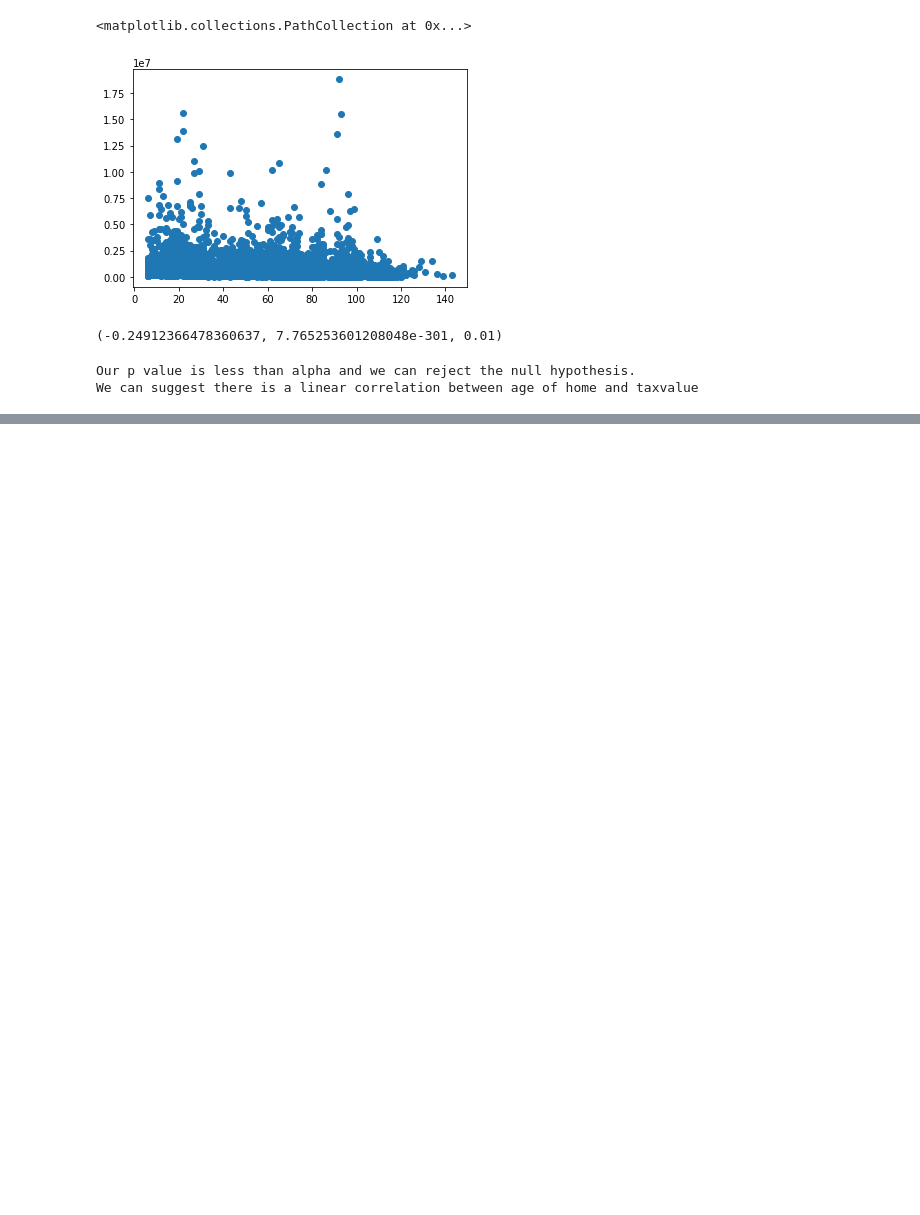
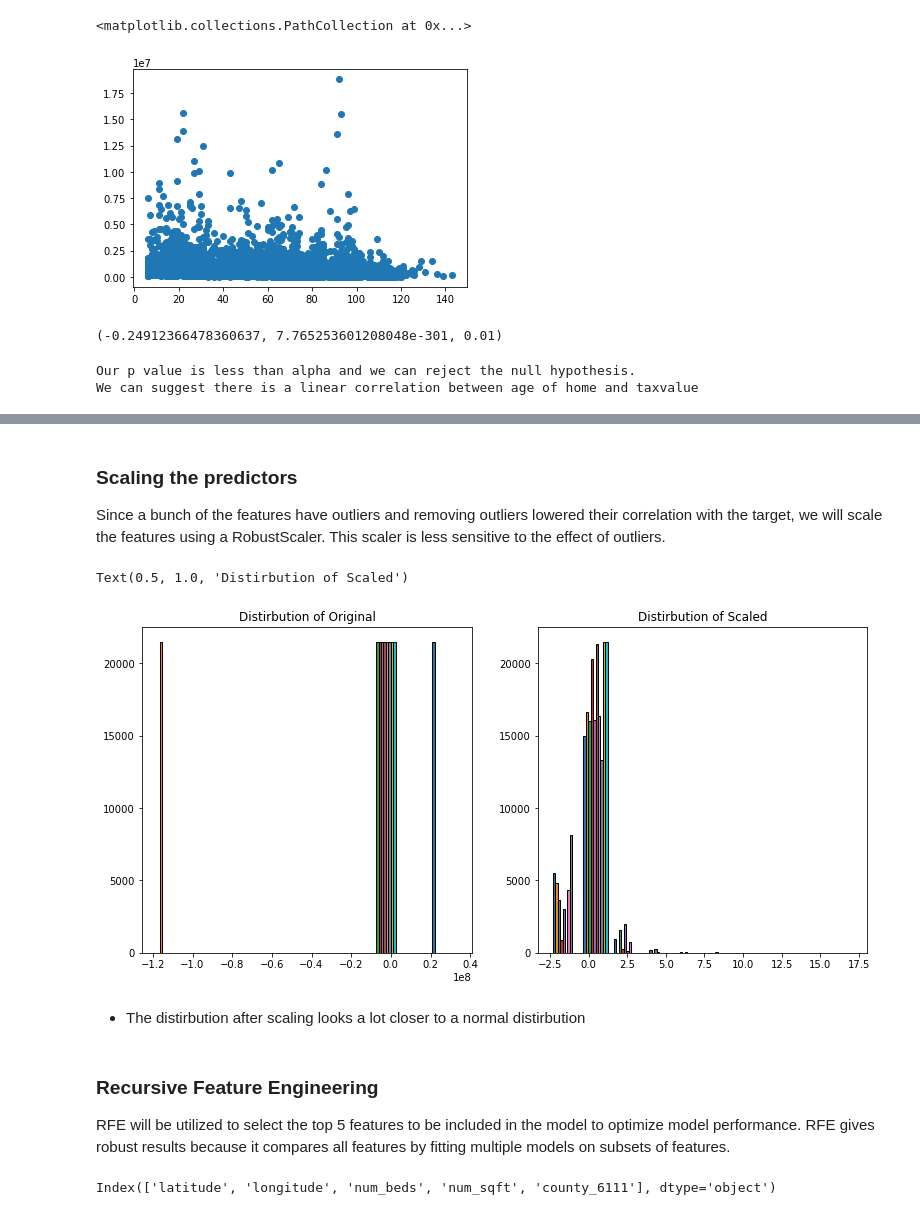
Before and after one commit to mariamnaqvi/predicting_property_values, a Jupyter notebook: final_report_zillow.ipynb, the cells around one changed output, grey strips where cells are left out. Saved outputs shown, nothing was run; the diff lists cells and outputs as text; code cells hidden in the pictures; blank space fills up the shorter version.

```diff
--- a/final_report_zillow.ipynb
+++ b/final_report_zillow.ipynb
@@ -891,0 +871,44 @@ We can suggest there is a linear correlation between age of home and taxvalue
+# %% [markdown]
+### Scaling the predictors
+
+Since a bunch of the features have outliers and removing outliers lowered their correlation with the target, we will scale the features using a RobustScaler. This scaler is less sensitive to the effect of outliers.
+# %%
+# assign X and y variables in all our split dfs
+X_train = train.drop(columns = ['tax_value', 'property_desc', 'parcelid','county','yearbuilt'])
+y_train = train[['tax_value']]
+
+X_validate = validate.drop(columns = ['tax_value', 'property_desc', 'parcelid','county','yearbuilt'])
+y_validate = validate[['tax_value']]
+
+X_test = test.drop(columns = ['tax_value', 'property_desc', 'parcelid','county','yearbuilt'])
+y_test = test[['tax_value']]
+# %%
+scaler = RobustScaler()
+# Note that we only call .fit with the training data,
+# but we use .transform to apply the scaling to all the data splits.
+scaler.fit(X_train)
+
+# convert scaled variables to a dataframe
+X_train_scaled = pd.DataFrame(scaler.transform(X_train),index=X_train.index,
+                                 columns=X_train.columns)
+X_validate_scaled = pd.DataFrame(scaler.transform(X_validate), index=X_validate.index,
+                                 columns=X_validate.columns)
+X_test_scaled = pd.DataFrame(scaler.transform(X_test), index=X_test.index,
+                                 columns=X_test.columns)
+
+plt.figure(figsize=(13, 6))
+plt.subplot(121)
+plt.hist(X_train, bins=10, ec='black')
+plt.title('Distirbution of Original')
+plt.subplot(122)
+plt.hist(X_train_scaled,bins=10, ec='black')
+plt.title('Distirbution of Scaled')
+# %% [output]
+Text(0.5, 1.0, 'Distirbution of Scaled')
+[figure, added]
+# %% [markdown]
+- The distirbution after scaling looks a lot closer to a normal distirbution
+# %% [markdown]
+### Recursive Feature Engineering
+
+RFE will be utilized to select the top 5 features to be included in the model to optimize model performance. RFE gives robust results because it compares all features by fitting multiple models on subsets of features.
@@ -891,0 +926,4 @@ We can suggest there is a linear correlation between age of home and taxvalue
+# %%
+select_rfe(X_train_scaled, y_train,5)
+# %% [output]
+Index(['latitude', 'longitude', 'num_beds', 'num_sqft', 'county_6111'], dtype='object')
```
Also changed, not shown: parts of 45 cells of this notebook.
